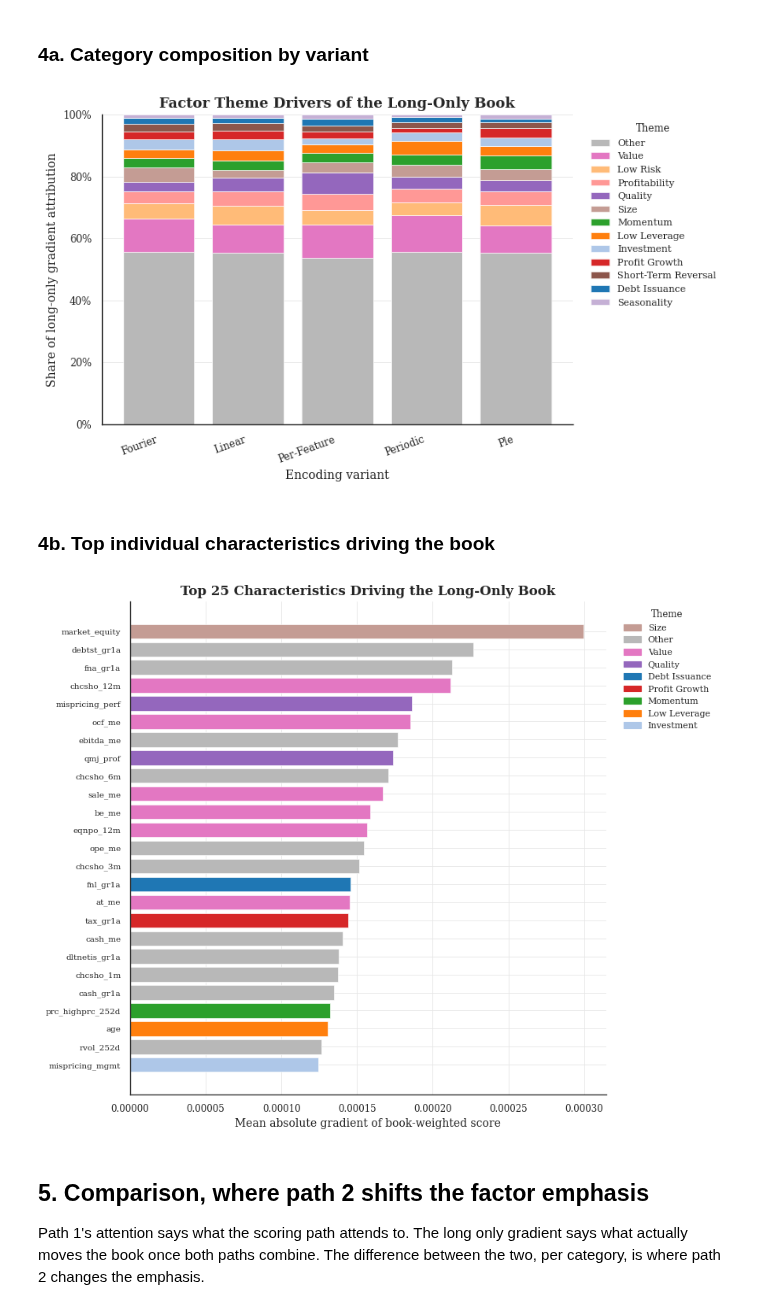
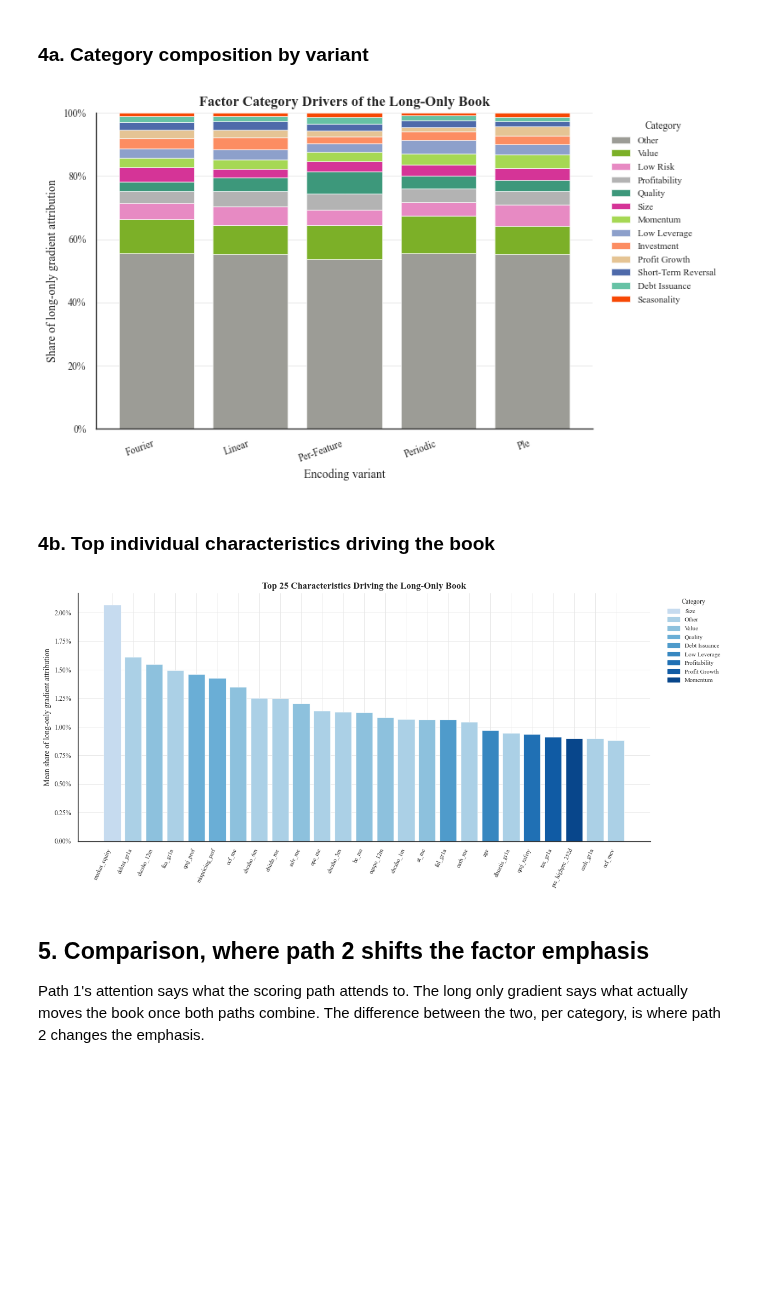
Before and after one commit to Hemasrikar/portfolio-transformers, a Jupyter notebook: notebooks/factor_plots.ipynb, the cells around one changed output. Cells and saved outputs as stored; diff of their text form; code cells hidden in the pictures; blank space fills up the shorter version.

```diff
--- a/notebooks/factor_plots.ipynb
+++ b/notebooks/factor_plots.ipynb
@@ -239,13 +257,14 @@ seasonality           0.0113  0.0105       0.0133    0.0082  0.0122  0.0111
 # %% [markdown]
 ### 4a. Category composition by variant
 # %%
+# stacked composition of long only gradient attribution by variant
 fig, ax = plt.subplots(figsize=(8.2, 4.8))
 order_g = grad_pivot.drop(columns='mean').index
 x = np.arange(len(variants))
 bottom = np.zeros(len(variants))
 for theme in order_g:
     vals = grad_pivot.loc[theme, variants].values.astype(float)
-    ax.bar(x, vals, bottom=bottom, label=pretty_label(theme), color=theme_color[theme], edgecolor='white', linewidth=0.45)
+    ax.bar(x, vals, bottom=bottom, label=pretty_label(theme), color=category_color[theme], edgecolor='white', linewidth=0.45)
     bottom += vals
 ax.set_xticks(x)
 ax.set_xticklabels([pretty_variant(v) for v in variants], rotation=20, ha='right')
@@ -259,27 +278,37 @@ style_axis(ax)
 save_fig(fig, 'longonly_theme_composition')
 plt.show()
 # %% [output]
-[figure, old version]
+[figure, new version]
 # %% [markdown]
 ### 4b. Top individual characteristics driving the book
 # %%
-# top individual characteristics driving the long only book, averaged over variants
-fig, ax = plt.subplots(figsize=(8.8, 7.2))
-top = grad_df.groupby(['characteristic', 'theme'])['mean_abs_grad'].mean().sort_values(ascending=False).head(25)
-chars = [c for c, _ in top.index][::-1]
-themes = [t for _, t in top.index][::-1]
-ax.barh(chars, top.values[::-1], color=[theme_color[t] for t in themes], edgecolor='white', linewidth=0.45)
+# top individual characteristics driving the long only book, expressed as a
+# share of total gradient attribution
+grad_df['grad_share'] = grad_df.groupby('variant')['mean_abs_grad'].transform(lambda s: s / s.sum())
+top = grad_df.groupby(['characteristic', 'theme'])['grad_share'].mean().sort_values(ascending=False).head(25)
+chars = [c for c, _ in top.index]
+themes = [t for _, t in top.index]
+present = list(dict.fromkeys(themes))
+
+n_present = len(present)
+blues = sns.color_palette('Blues', n_present + 2)[2:]
+colors_local = dict(zip(present, blues))
+
+fig, ax = plt.subplots(figsize=(12.5, 5.8))
+ax.bar(chars, top.values, color=[colors_local[t] for t in themes], edgecolor='white', linewidth=0.45)
+ax.set_xticks(range(len(chars)))
+ax.set_xticklabels(chars, rotation=65, ha='right')
+ax.yaxis.set_major_formatter(PercentFormatter(1))
+ax.set_ylabel('Mean share of long-only gradient attribution')
 ax.set_title('Top 25 Characteristics Driving the Long-Only Book')
-ax.set_xlabel('Mean absolute gradient of book-weighted score')
-ax.tick_params(axis='y', labelsize=7.5)
-style_axis(ax, grid_axis='x')
-present = list(dict.fromkeys(themes[::-1]))
-handles = [mpl.patches.Patch(color=theme_color[t], label=pretty_label(t)) for t in present]
+ax.tick_params(axis='x', labelsize=7.5)
+style_axis(ax, grid_axis='y')
+handles = [mpl.patches.Patch(color=colors_local[t], label=pretty_label(t)) for t in present]
 ax.legend(handles=handles, title='Category', bbox_to_anchor=(1.02, 1.0), loc='upper left', frameon=False)
 save_fig(fig, 'longonly_top_characteristics')
 plt.show()
 # %% [output]
-[figure, old version]
+[figure, new version]
 # %% [markdown]
 ## 5. Comparison, where path 2 shifts the factor emphasis
 
```
Also changed, not shown: parts of 14 cells of this notebook, 1 other file.
